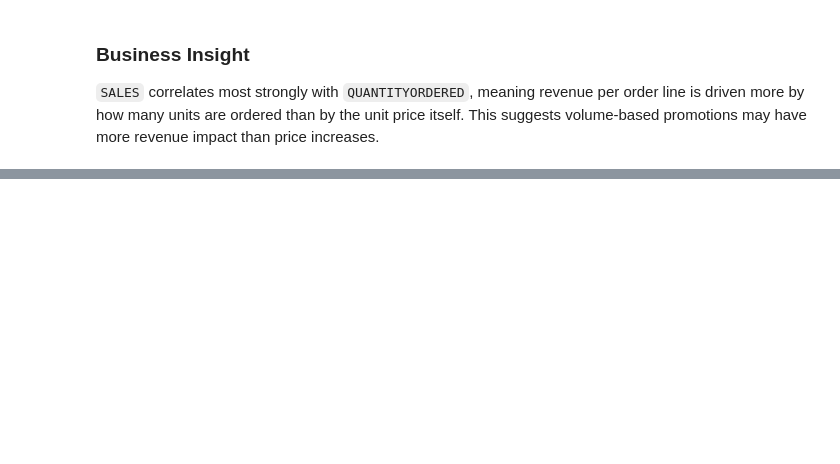
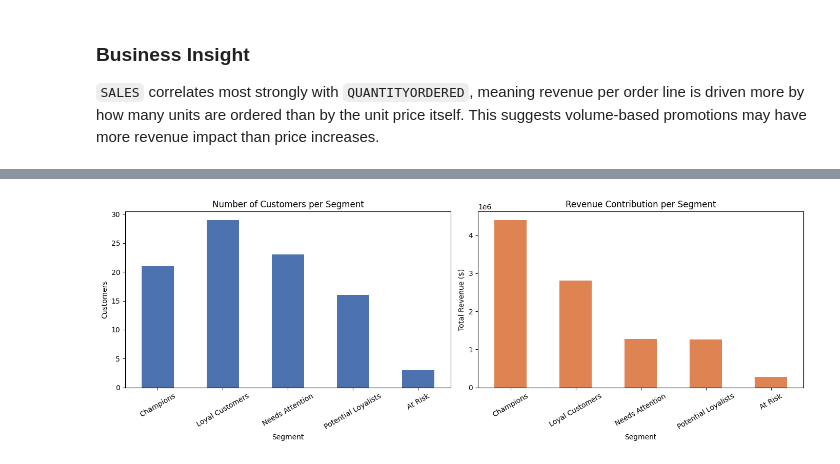
Before and after one commit to MasoudKamali7/sales-analysis, a Jupyter notebook: notebooks/sales_analysis.ipynb, the cells around one changed output, grey strips where cells are left out. Drawn from its saved outputs; the diff is of its cells as text; code cells hidden in the pictures; blank space fills up the shorter version.

Commit message:
Add RFM customer segmentation, execute full notebook, export chart images

```diff
--- a/notebooks/sales_analysis.ipynb
+++ b/notebooks/sales_analysis.ipynb
@@ -278,0 +474,10 @@ plt.show()
+# %%
+snapshot_date = df_clean["ORDERDATE"].max() + pd.Timedelta(days=1)
+
+rfm = df_clean.groupby("CUSTOMERNAME").agg(
+    Recency=("ORDERDATE", lambda x: (snapshot_date - x.max()).days),
+    Frequency=("ORDERNUMBER", "nunique"),
+    Monetary=("SALES", "sum")
+)
+
+rfm.head()
@@ -278,0 +527,7 @@ plt.show()
+# %%
+segment_summary = (
+    rfm.groupby("Segment")
+       .agg(Customers=("Monetary", "count"), Total_Revenue=("Monetary", "sum"))
+       .sort_values("Total_Revenue", ascending=False)
+)
+segment_summary
@@ -278,0 +542,20 @@ plt.show()
+# %%
+fig, axes = plt.subplots(1, 2, figsize=(14, 5))
+
+segment_summary["Customers"].plot(kind="bar", ax=axes[0], color="#4C72B0")
+axes[0].set_title("Number of Customers per Segment")
+axes[0].set_xlabel("Segment")
+axes[0].set_ylabel("Customers")
+axes[0].tick_params(axis="x", rotation=30)
+
+segment_summary["Total_Revenue"].plot(kind="bar", ax=axes[1], color="#DD8452")
+axes[1].set_title("Revenue Contribution per Segment")
+axes[1].set_xlabel("Segment")
+axes[1].set_ylabel("Total Revenue ($)")
+axes[1].tick_params(axis="x", rotation=30)
+
+plt.tight_layout()
+plt.savefig("../images/rfm_segments.png", dpi=150)
+plt.show()
+# %% [output]
+[figure, added]
```
Also changed, not shown: parts of 32 cells of this notebook, 11 other files.
